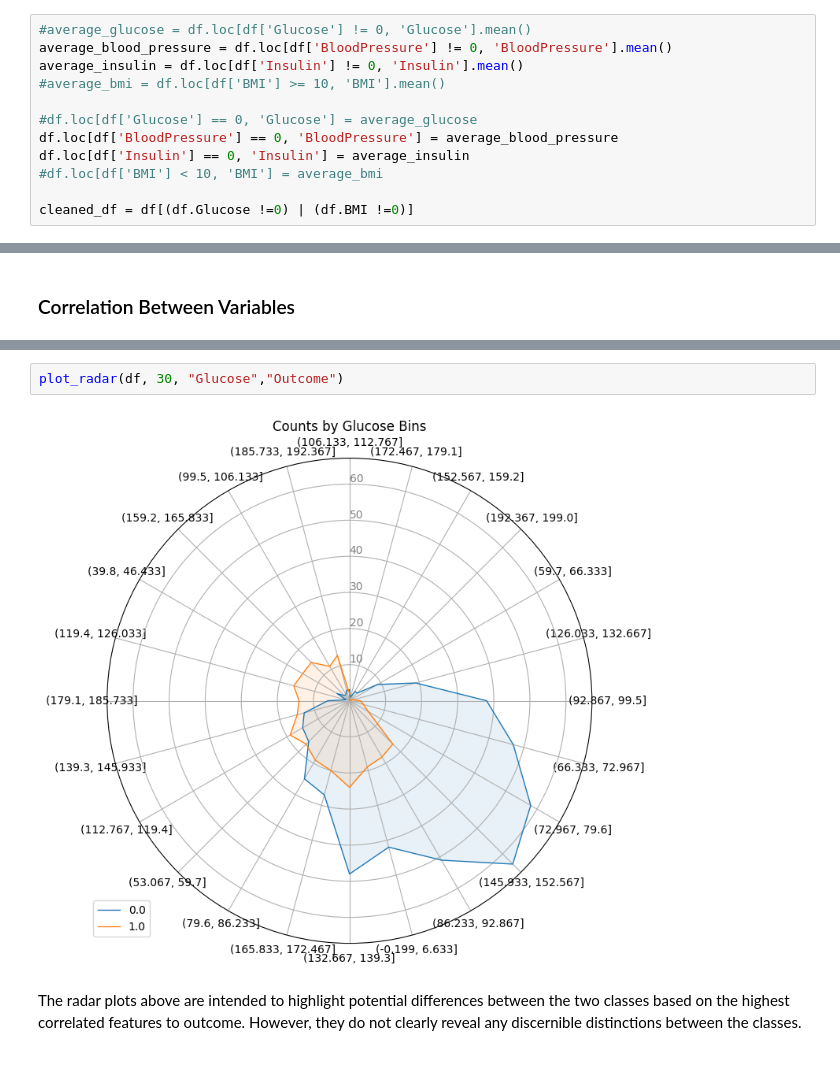
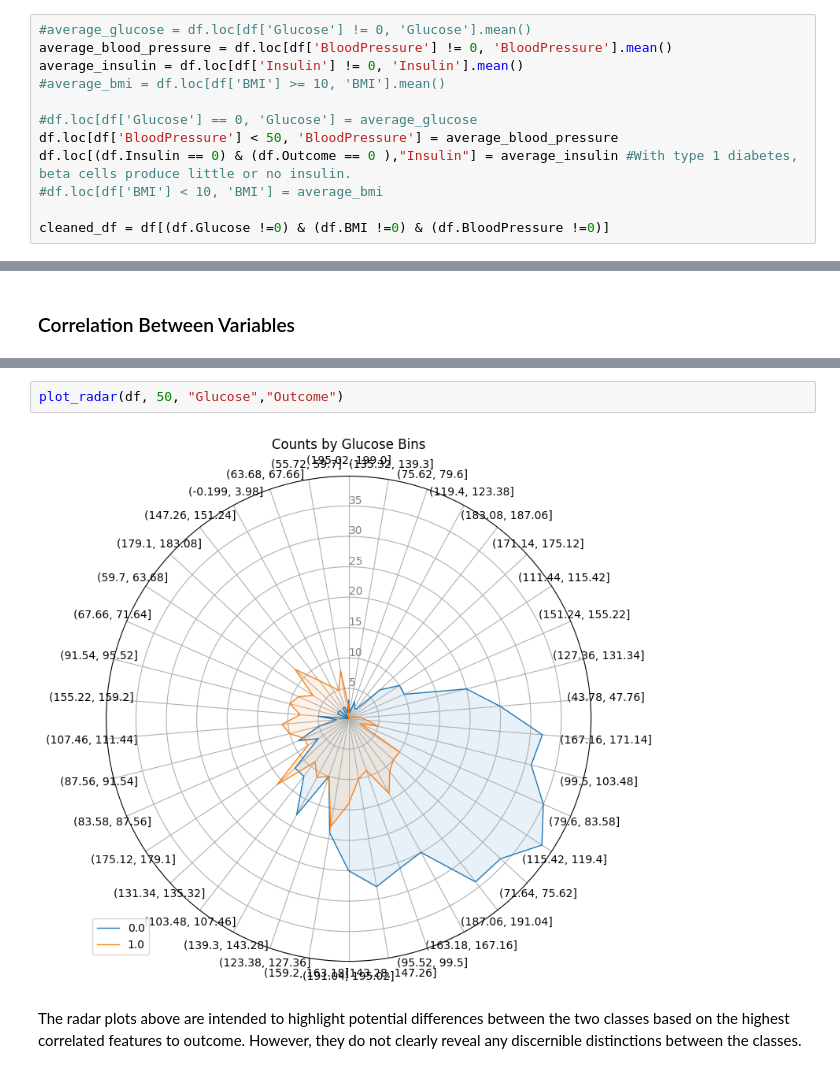
Before and after one commit to AmirMohammadiKarbalaei/Pima-Indians-Diabetes, a Jupyter notebook: EDA.ipynb, the cells around one changed output, grey strips where cells are left out. Cells and saved outputs as stored; diff of their text form.

```diff
--- a/EDA.ipynb
+++ b/EDA.ipynb
@@ -186,8 +193,8 @@ average_insulin = df.loc[df['Insulin'] != 0, 'Insulin'].mean()
 #average_bmi = df.loc[df['BMI'] >= 10, 'BMI'].mean()
 
 #df.loc[df['Glucose'] == 0, 'Glucose'] = average_glucose
-df.loc[df['BloodPressure'] == 0, 'BloodPressure'] = average_blood_pressure
-df.loc[df['Insulin'] == 0, 'Insulin'] = average_insulin
+df.loc[df['BloodPressure'] < 50, 'BloodPressure'] = average_blood_pressure
+df.loc[(df.Insulin == 0) & (df.Outcome == 0 ),"Insulin"] = average_insulin #With type 1 diabetes, beta cells produce little or no insulin.
 #df.loc[df['BMI'] < 10, 'BMI'] = average_bmi
 
-cleaned_df = df[(df.Glucose !=0) | (df.BMI !=0)]
+cleaned_df = df[(df.Glucose !=0) & (df.BMI !=0) & (df.BloodPressure !=0)]
@@ -300,7 +296,7 @@ plot_radar(df, 20, "BMI","Outcome")
 # %%
-plot_radar(df, 30, "Glucose","Outcome")
+plot_radar(df, 50, "Glucose","Outcome")
 # %% [output]
-[figure, old version]
+[figure, new version]
 # %% [markdown]
 The radar plots above are intended to highlight potential differences between the two classes based on the  highest correlated features to outcome. However, they do not clearly reveal any discernible distinctions between the classes.
 # %% [markdown]
```
Also changed, not shown: parts of 20 cells of this notebook, 5 other files.
